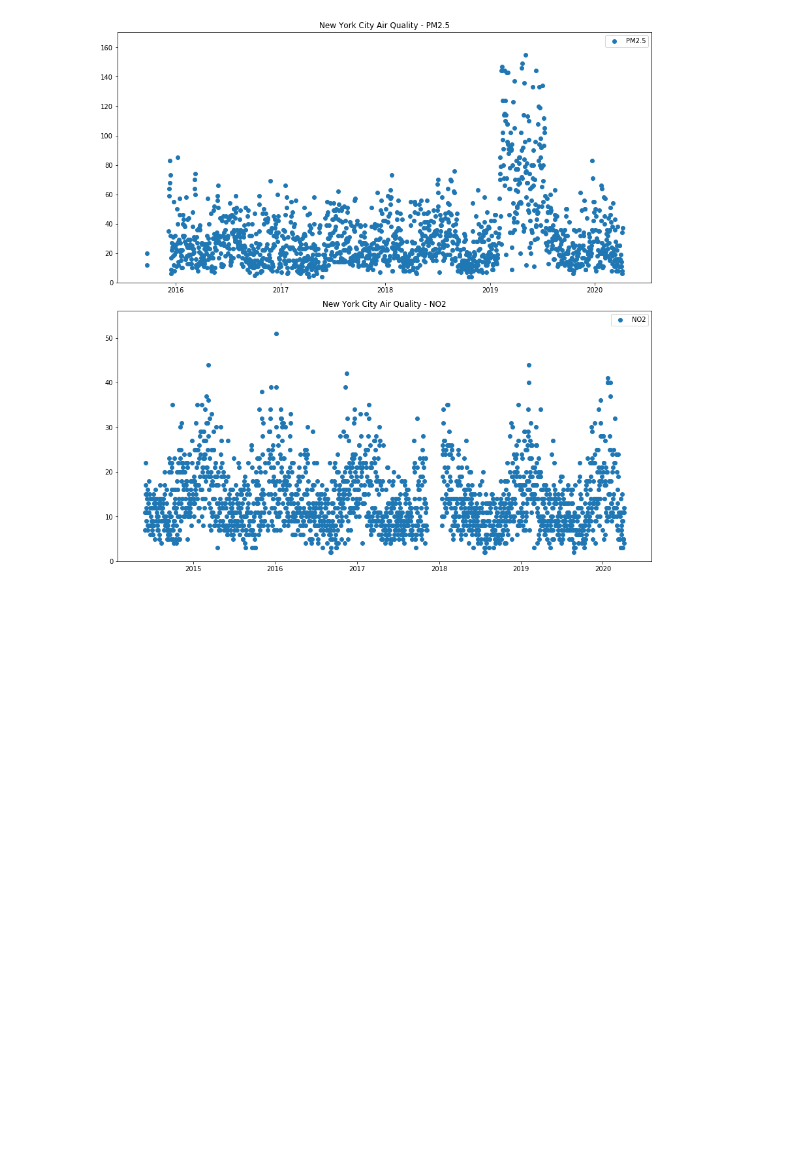
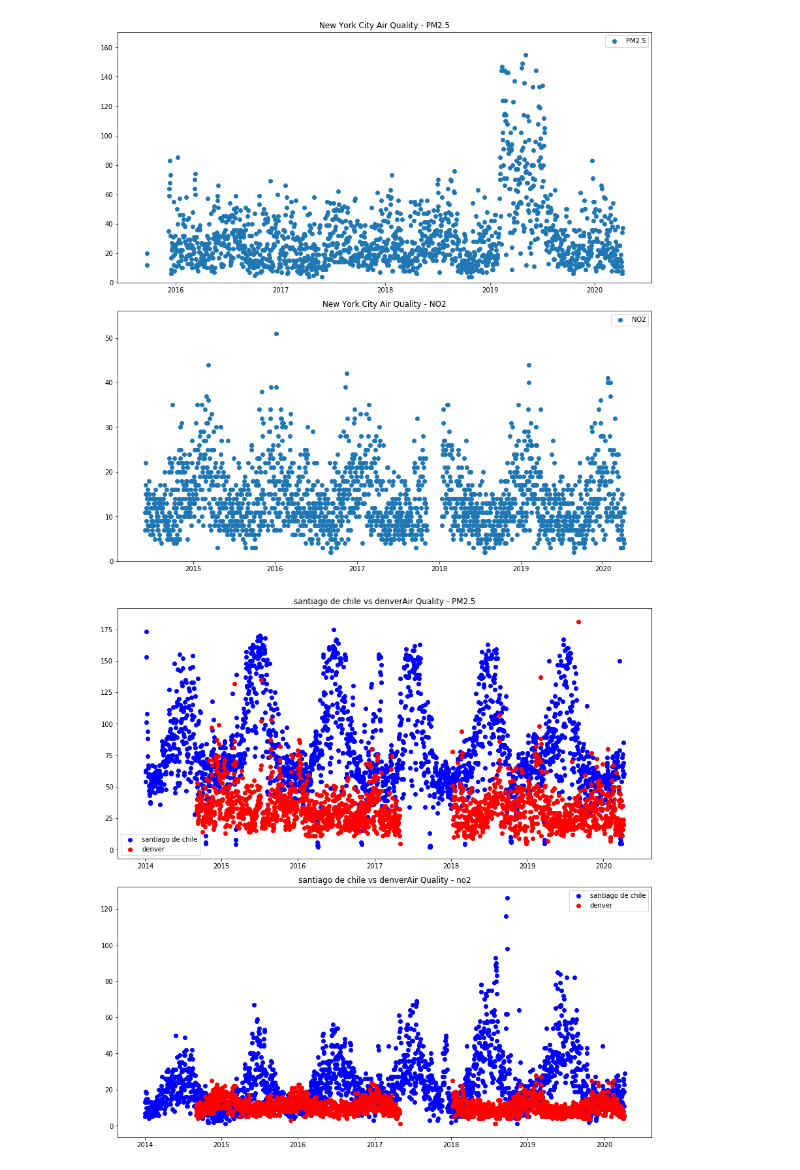
Before and after one commit to taylorjbritt/capstone1, a Jupyter notebook: notebooks/multicity.ipynb, the cells around one changed output. Drawn from its saved outputs; the diff is of its cells as text; code cells hidden in the pictures; blank space fills up the shorter version.

```diff
--- a/notebooks/multicity.ipynb
+++ b/notebooks/multicity.ipynb
@@ -53,0 +77,19 @@ plot_concentrations(nyc, 'New York City')
+# %%
+def plot_concentrations_compare(df1, name1, df2, name2):
+    fig = plt.figure(figsize=(12,12))
+    ax = fig.add_subplot(2,1,1)
+    ax.scatter(df1['date'], df1['pm25'], color = 'blue', alpha = 1, label = name1 )
+    ax.scatter(df2['date'], df2['pm25'], color = 'red', alpha = 1, label = name2 )
+    ax.set_title(name1 +" "+ 'vs' + " " + name2 + 'Air Quality - PM2.5')
+    ax.legend(loc='best')
+    fig.tight_layout(pad=1)
+    ax = fig.add_subplot(2,1,2)
+    ax.scatter(df1['date'], df1['no2'], color = 'blue', alpha = 1, label = name1 )
+    ax.scatter(df2['date'], df2['no2'], color = 'red', alpha = 1, label = name2 )
+    ax.set_title(name1 +" "+ 'vs' + " " + name2 + 'Air Quality - no2')
+    ax.legend(loc='best')
+    fig.tight_layout(pad=1)
+# %%
+plot_concentrations_compare(santiago, 'santiago de chile', denver, 'denver',)
+# %% [output]
+[figure, added]
```
Also changed, not shown: parts of 38 cells of this notebook, 11 other files.
